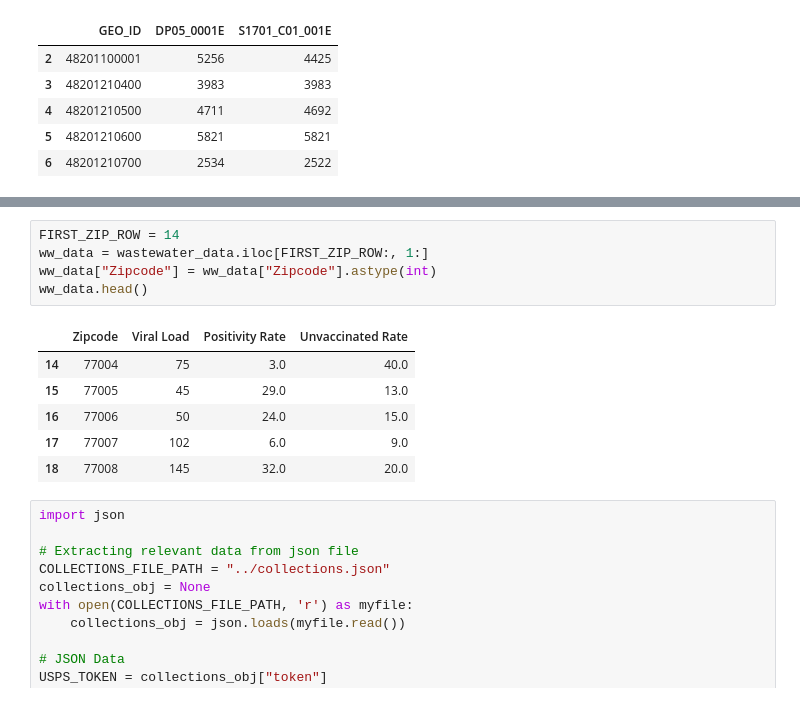
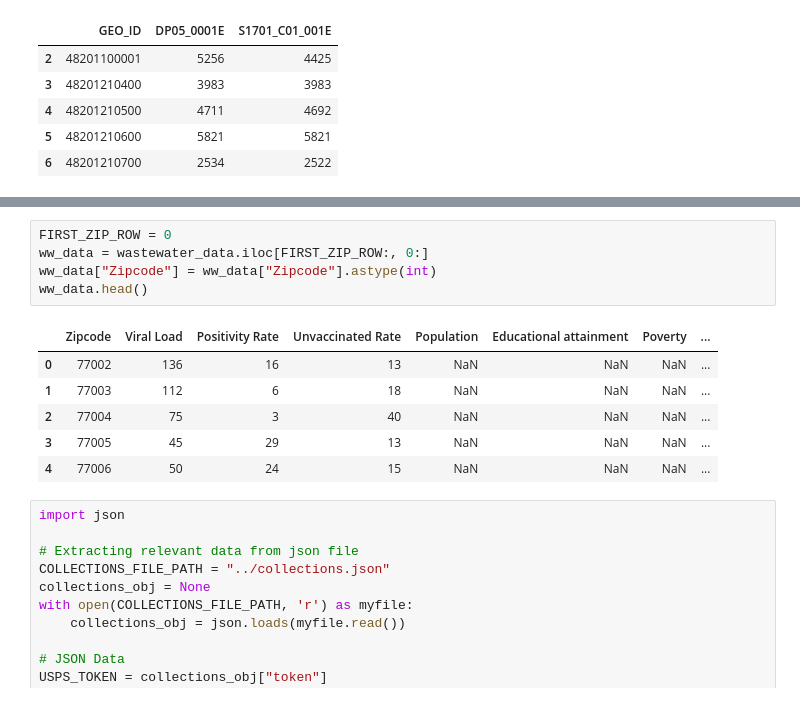
Before and after one commit to KaytchJam/Group5_Cov_Wastewater, a Jupyter notebook: src/data_cleaning.ipynb, the cells around one changed output, grey strips where cells are left out. Drawn from its saved outputs; the diff is of its cells as text.

Commit message:
updating Zip_Key_Demographic_Data dataset

```diff
--- a/src/data_cleaning.ipynb
+++ b/src/data_cleaning.ipynb
@@ -98,15 +98,15 @@ wastewater_data.head()
 # %%
-FIRST_ZIP_ROW = 14
-ww_data = wastewater_data.iloc[FIRST_ZIP_ROW:, 1:]
+FIRST_ZIP_ROW = 0
+ww_data = wastewater_data.iloc[FIRST_ZIP_ROW:, 0:]
 ww_data["Zipcode"] = ww_data["Zipcode"].astype(int)
 ww_data.head()
 # %% [output]
-|  | Zipcode | Viral Load | Positivity Rate | Unvaccinated Rate |
-| 14 | 77004 | 75 | 3.0 | 40.0 |
-| 15 | 77005 | 45 | 29.0 | 13.0 |
-| 16 | 77006 | 50 | 24.0 | 15.0 |
-| 17 | 77007 | 102 | 6.0 | 9.0 |
-| 18 | 77008 | 145 | 32.0 | 20.0 |
+|  | Zipcode | Viral Load | Positivity Rate | Unvaccinated Rate | Population | Educational attainment | Poverty | ... |
+| 0 | 77002 | 136 | 16 | 13 | NaN | NaN | NaN | ... |
+| 1 | 77003 | 112 | 6 | 18 | NaN | NaN | NaN | ... |
+| 2 | 77004 | 75 | 3 | 40 | NaN | NaN | NaN | ... |
+| 3 | 77005 | 45 | 29 | 13 | NaN | NaN | NaN | ... |
+| 4 | 77006 | 50 | 24 | 15 | NaN | NaN | NaN | ... |
 # %%
 import json
 
```
Also changed, not shown: parts of 7 cells of this notebook, 2 other files.
